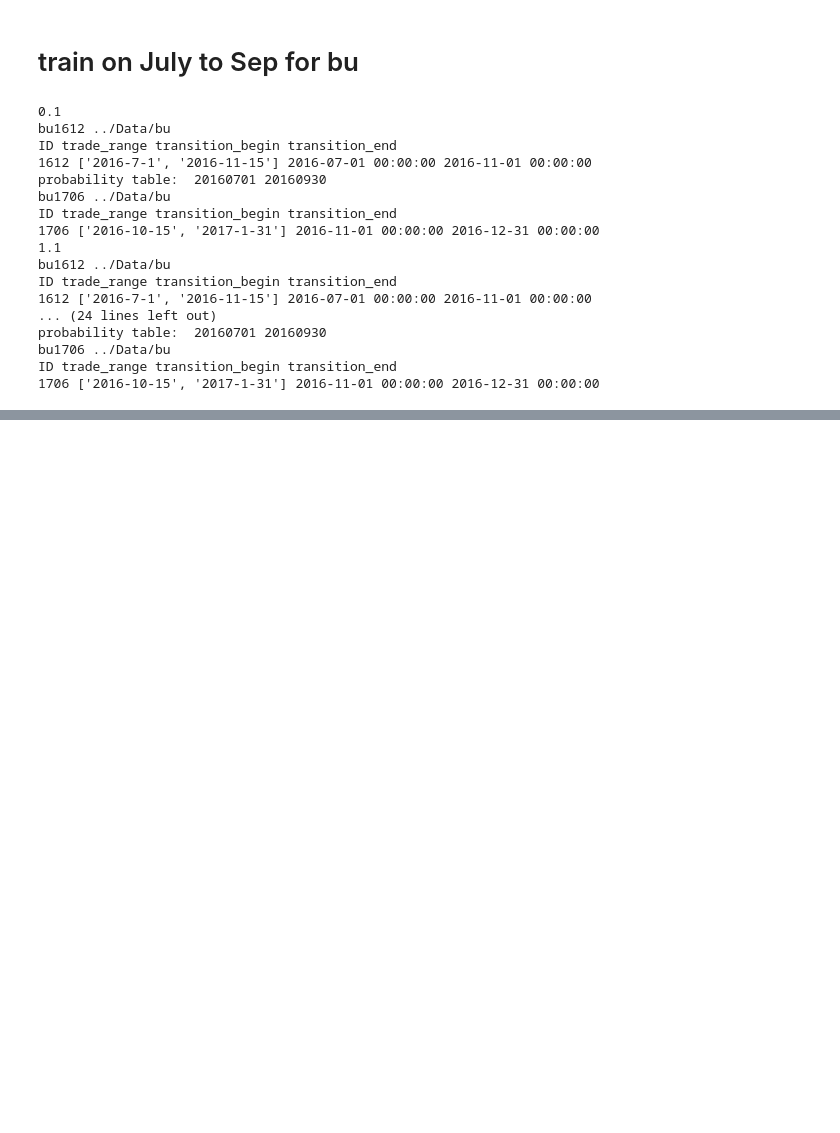
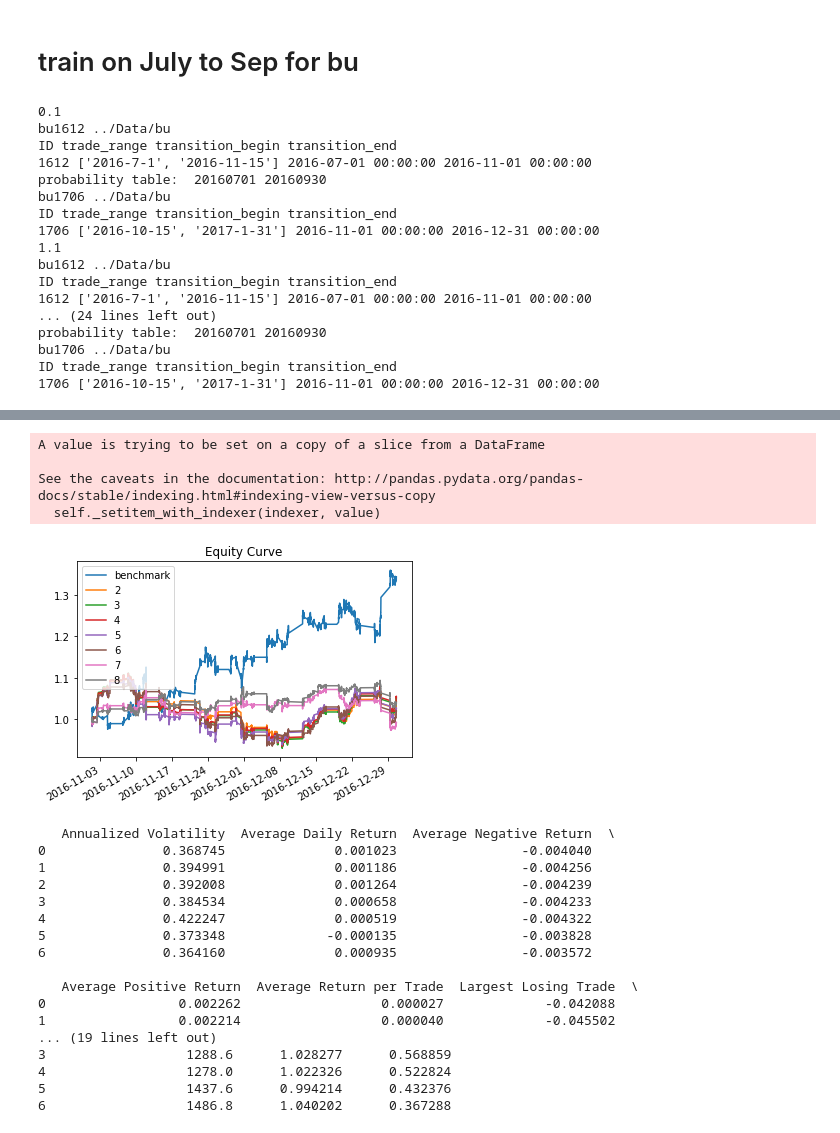
Before and after one commit to dechang227/QishiQR, a Jupyter notebook: MajorContractAnalysis/MajorContract.ipynb, the cells around one changed output, grey strips where cells are left out. Cells and saved outputs as stored; diff of their text form; code cells hidden in the pictures; blank space fills up the shorter version.

```diff
--- a/MajorContractAnalysis/MajorContract.ipynb
+++ b/MajorContractAnalysis/MajorContract.ipynb
@@ -511,5 +552,28 @@ print(slm.head())
 # %%
 #max_order=7 is actually max order 8
-lm_validation = LmValidation(slm, start='2016-10-1',end='2016-12-31',symbol='sub_bu_major', data_dir=r'../Output',
+lm_validation = LmValidation(slm, start='2016-11-1',end='2016-12-31',symbol='sub_bu_major', data_dir=r'../Output',
                                  valid_dir=r'../Validation', max_order=7, offsets_average=True, n_offsets=5)
 lm_validation.run()
+# %% [output]
+A value is trying to be set on a copy of a slice from a DataFrame
+
+See the caveats in the documentation: http://pandas.pydata.org/pandas-docs/stable/indexing.html#indexing-view-versus-copy
+  self._setitem_with_indexer(indexer, value)
+[figure, added]
+   Annualized Volatility  Average Daily Return  Average Negative Return  \
+0               0.368745              0.001023                -0.004040
+1               0.394991              0.001186                -0.004256
+2               0.392008              0.001264                -0.004239
+3               0.384534              0.000658                -0.004233
+4               0.422247              0.000519                -0.004322
+5               0.373348             -0.000135                -0.003828
+6               0.364160              0.000935                -0.003572
+
+   Average Positive Return  Average Return per Trade  Largest Losing Trade  \
+0                 0.002262                  0.000027             -0.042088
+1                 0.002214                  0.000040             -0.045502
+... (19 lines left out)
+3                  1288.6      1.028277      0.568859
+4                  1278.0      1.022326      0.522824
+5                  1437.6      0.994214      0.432376
+6                  1486.8      1.040202      0.367288
```
Also changed, not shown: parts of 2 cells of this notebook.
